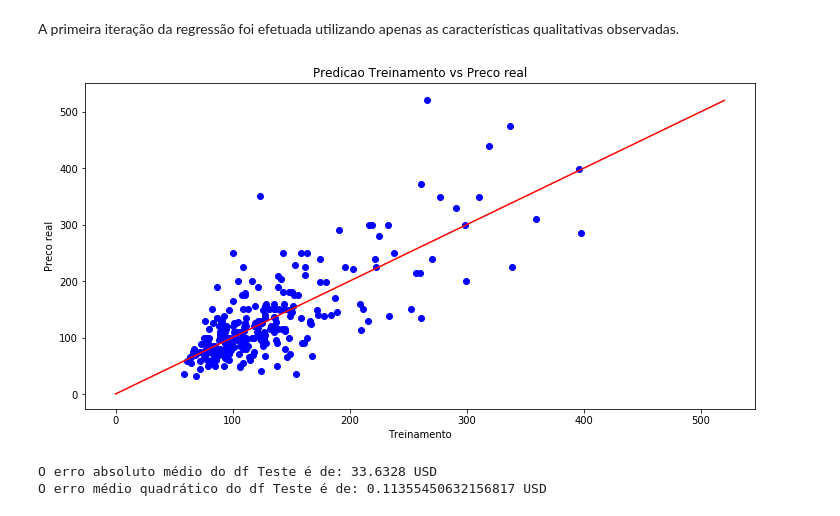
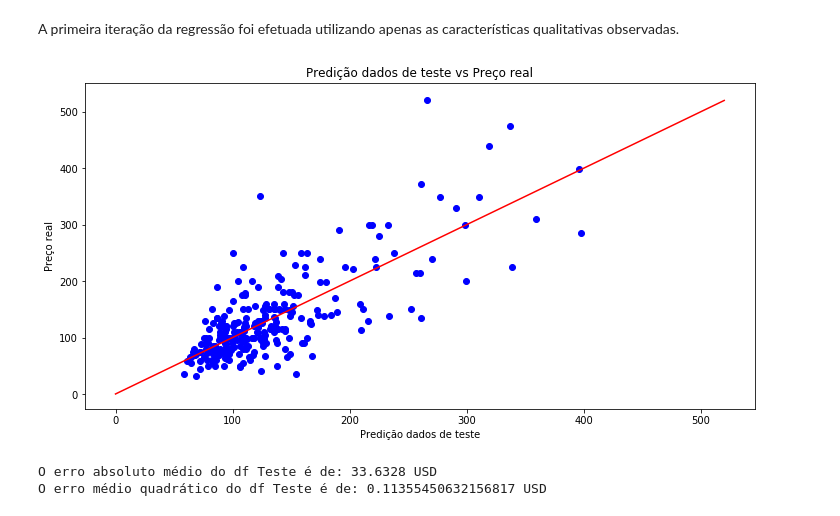
Before and after one commit to digomattar21/Projeto_3_CD, a Jupyter notebook: Projeto3_OG.ipynb, the cells around one changed output. Cells and saved outputs as stored; diff of their text form; code cells hidden in the pictures.

```diff
--- a/Projeto3_OG.ipynb
+++ b/Projeto3_OG.ipynb
@@ -107,35 +127,35 @@ A primeira iteração da regressão foi efetuada utilizando apenas as caracterí
 # %%
 from sklearn.ensemble import RandomForestRegressor
 from sklearn.model_selection import train_test_split
 from sklearn.datasets import make_regression
 
 #Implementando o modelo de regressao random forest
 variaveis = []
 
 for x in colunas_quant:
     if x != 'price':
         variaveis.append(x)
 
 
 X_train, X_test, y_train, y_test = train_test_split(df[colunas_quant], df['price'], test_size=0.1, random_state=0)
 
 regr = RandomForestRegressor(bootstrap = True, max_features = 'auto', n_estimators = 100, max_depth = 50)
 
 regr.fit(X_train, y_train)
 
 predicao1 = regr.predict(X_test)
 
 y1 = np.max(y_test)
 linha_adequada = np.linspace(0,y1, 10)
 plt.plot(linha_adequada, linha_adequada, c = 'r')
 
 plt.scatter(predicao1,y_test, c='b')
-plt.title('Predicao Treinamento vs Preco real')
-plt.ylabel('Preco real')
-plt.xlabel('Treinamento')
+plt.title('Predição dados de teste vs Preço real')
+plt.ylabel('Preço real')
+plt.xlabel('Predição dados de teste')
 plt.show()
 # %% [output]
-[figure, old version]
+[figure, new version]
 # %%
 
 print('O erro absoluto médio do df Teste é de: {0} USD'.format(mean_absolute_error(y_test,predicao1)))
```
Also changed, not shown: parts of 31 cells of this notebook.
